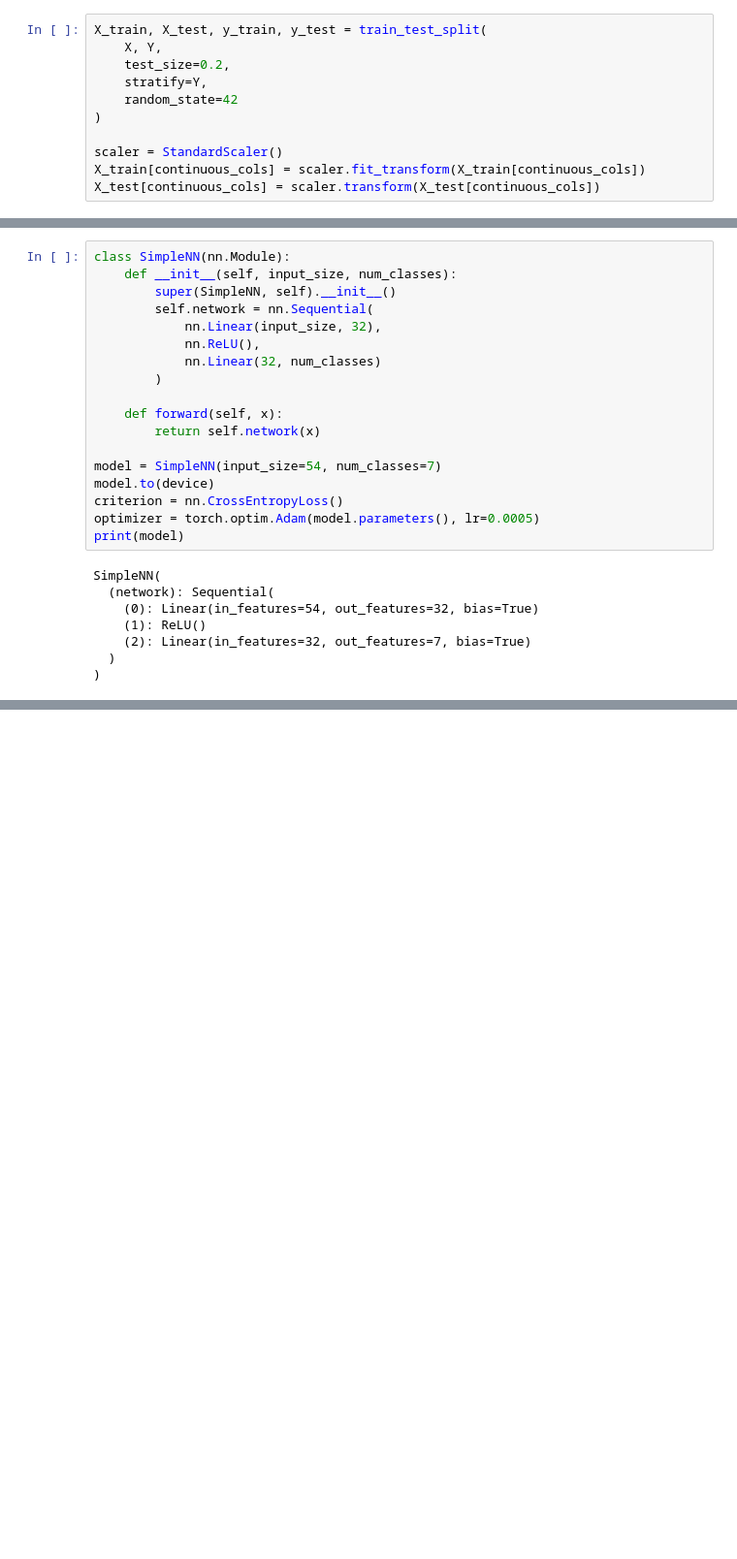
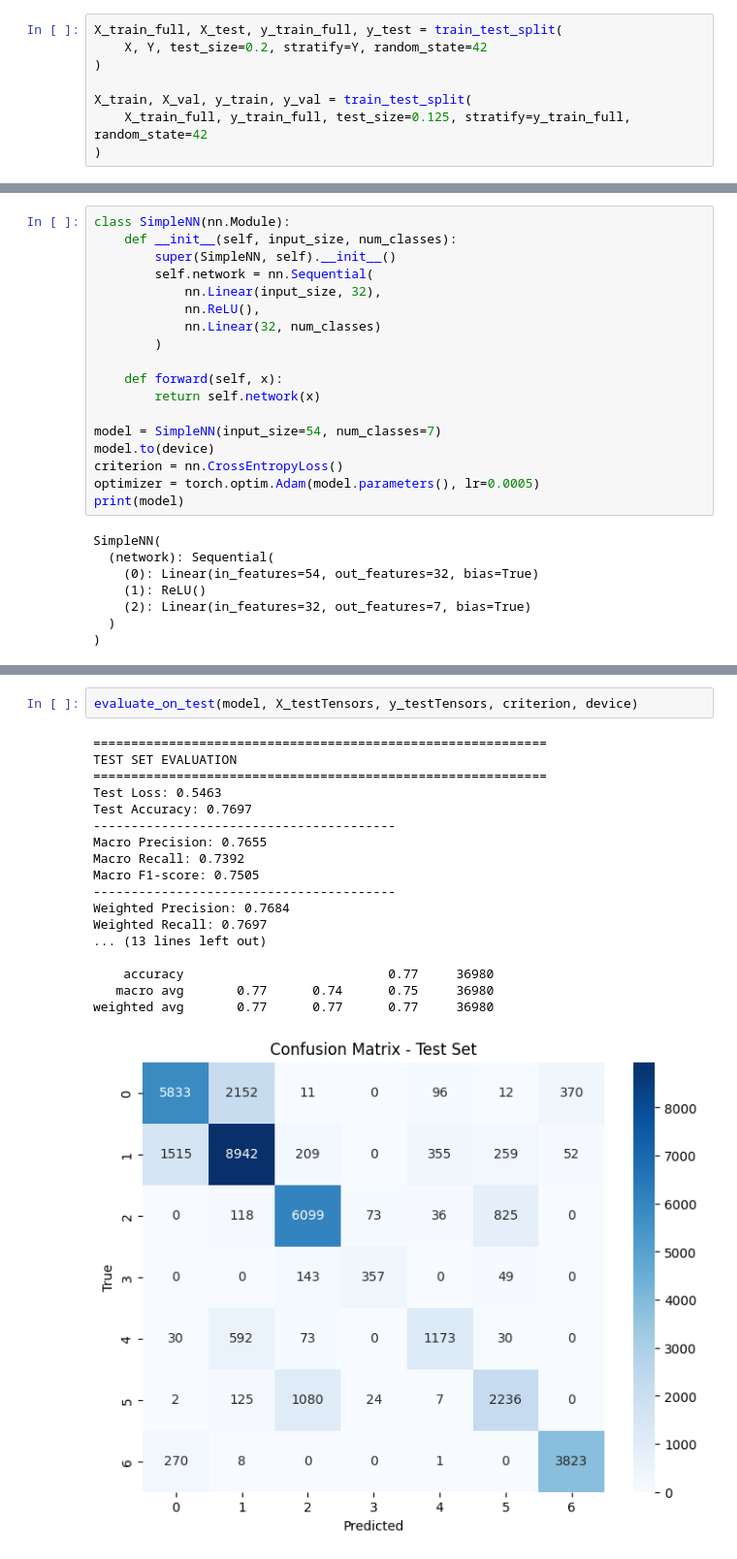
Before and after one commit to mabdellmohsenn/DL-AI46-SV, a Jupyter notebook: Task 2/Covertype-DL.ipynb, the cells around one changed output, grey strips where cells are left out. Shown at 97% size. Saved outputs shown, nothing was run; the diff lists cells and outputs as text; blank space fills up the shorter version.

```diff
--- a/Task 2/Covertype-DL.ipynb
+++ b/Task 2/Covertype-DL.ipynb
@@ -360,12 +361,9 @@ Y = df_balanced["Cover_Type"]
 # %%
-X_train, X_test, y_train, y_test = train_test_split(
-    X, Y,
-    test_size=0.2,
-    stratify=Y,
-    random_state=42
+X_train_full, X_test, y_train_full, y_test = train_test_split(
+    X, Y, test_size=0.2, stratify=Y, random_state=42
 )
 
-scaler = StandardScaler()
-X_train[continuous_cols] = scaler.fit_transform(X_train[continuous_cols])
-X_test[continuous_cols] = scaler.transform(X_test[continuous_cols])
+X_train, X_val, y_train, y_val = train_test_split(
+    X_train_full, y_train_full, test_size=0.125, stratify=y_train_full, random_state=42
+)
 # %%
@@ -558,3 +679,24 @@ plot_metrics(train_losses, val_losses, train_accuracies, val_accuracies)
+# %%
+evaluate_on_test(model, X_testTensors, y_testTensors, criterion, device)
+# %% [output]
+============================================================
+TEST SET EVALUATION
+============================================================
+Test Loss: 0.5463
+Test Accuracy: 0.7697
+----------------------------------------
+Macro Precision: 0.7655
+Macro Recall: 0.7392
+Macro F1-score: 0.7505
+----------------------------------------
+Weighted Precision: 0.7684
+Weighted Recall: 0.7697
+... (13 lines left out)
+
+    accuracy                           0.77     36980
+   macro avg       0.77      0.74      0.75     36980
+weighted avg       0.77      0.77      0.77     36980
+[figure, added]
 # %%
 class ComplexModel(nn.Module):
     def __init__(self, input_size, num_classes):
```
Also changed, not shown: parts of 20 cells of this notebook.
